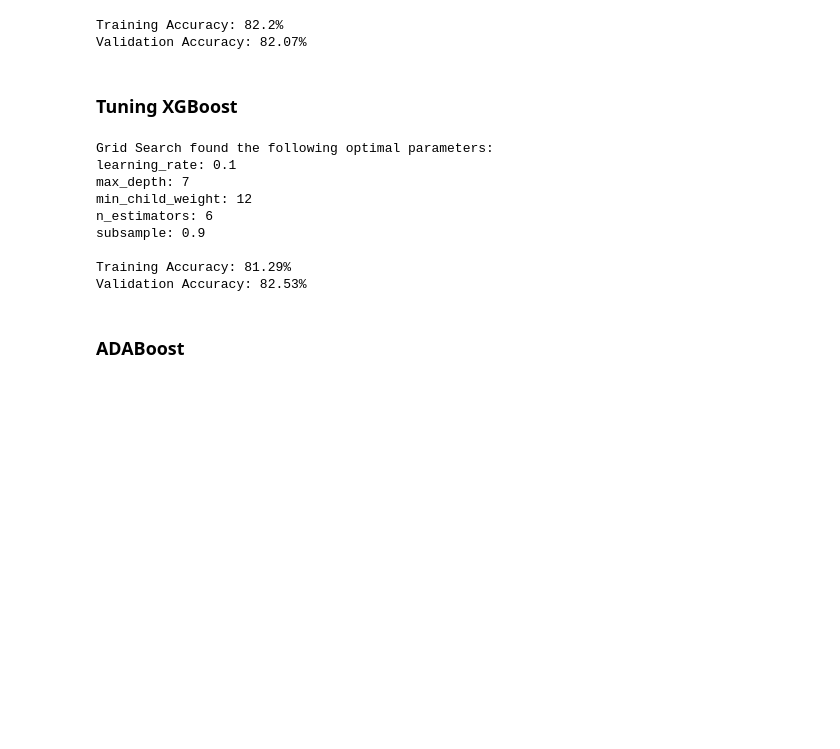
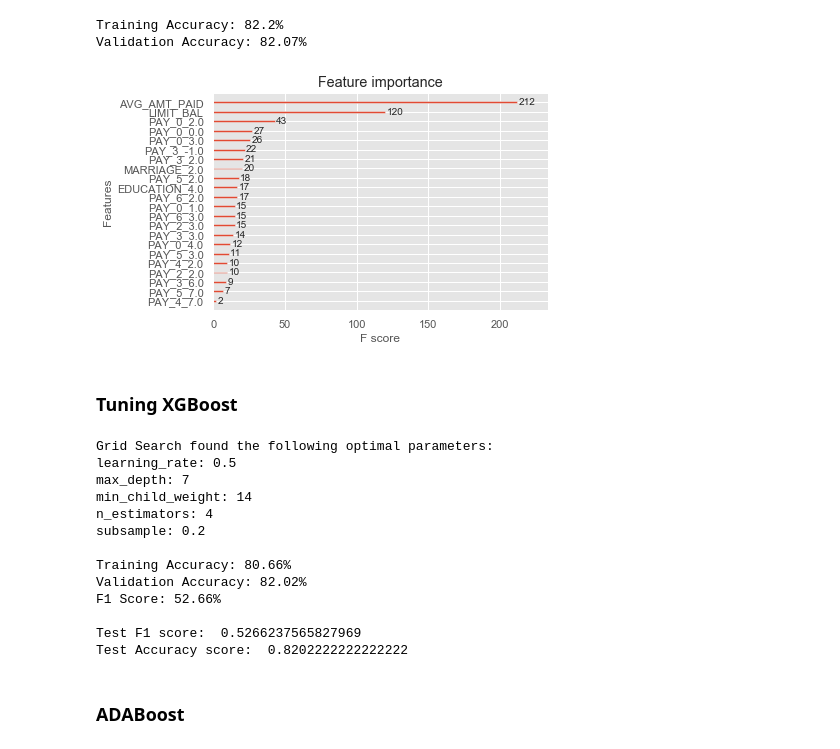
Before and after one commit to JVasquez5/nyc-mhtn-ds-051120-lectures, a Jupyter notebook: Mod_3/bake_off/classification-bakeoff-FINAL.ipynb, the cells around one changed output. Drawn from its saved outputs; the diff is of its cells as text; code cells hidden in the pictures; blank space fills up the shorter version.

```diff
--- a/Mod_3/bake_off/classification-bakeoff-FINAL.ipynb
+++ b/Mod_3/bake_off/classification-bakeoff-FINAL.ipynb
@@ -692,3 +705,9 @@ Validation Accuracy: 82.07%
+# %%
+xgb.plot_importance(clf_xgb)
+plt.rcParams['figure.figsize'] = [5, 5]
+plt.show()
+# %% [output]
+[figure, added]
 # %% [markdown]
 ### Tuning XGBoost
 # %%
@@ -700,7 +719,7 @@ param_grid_xgb = {
     'n_estimators': [4, 6, 8],
 }
 # %%
-grid_clf_xgb = GridSearchCV(clf_xgb, param_grid_xgb, scoring='accuracy', cv=None, n_jobs=-1)
+grid_clf_xgb = GridSearchCV(clf_xgb, param_grid_xgb, scoring='f1', cv=None, n_jobs=-1)
 grid_clf_xgb.fit(features, target)
 
 best_parameters = grid_clf_xgb.best_params_
@@ -713,20 +732,29 @@ training_preds_xgb = grid_clf_xgb.predict(X_train)
 val_preds_xgb = grid_clf_xgb.predict(X_test)
 training_accuracy_xgb = accuracy_score(y_train, training_preds_xgb)
 val_accuracy_xgb = accuracy_score(y_test, val_preds_xgb)
+f1_xgb = metrics.f1_score(y_test, val_preds_xgb)
 
 print("")
 print("Training Accuracy: {:.4}%".format(training_accuracy_xgb * 100))
 print("Validation Accuracy: {:.4}%".format(val_accuracy_xgb * 100))
+print("F1 Score: {:.4}%".format(f1_xgb * 100))
+print("")
+print('Test F1 score: ', f1_xgb)
+print('Test Accuracy score: ', val_accuracy_xgb)
 # %% [output]
 Grid Search found the following optimal parameters:
-learning_rate: 0.1
+learning_rate: 0.5
 max_depth: 7
-min_child_weight: 12
-n_estimators: 6
-subsample: 0.9
+min_child_weight: 14
+n_estimators: 4
+subsample: 0.2
 
-Training Accuracy: 81.29%
-Validation Accuracy: 82.53%
+Training Accuracy: 80.66%
+Validation Accuracy: 82.02%
+F1 Score: 52.66%
+
+Test F1 score:  0.5266237565827969
+Test Accuracy score:  0.8202222222222222
 # %% [markdown]
 ### ADABoost
 # %%
```
Also changed, not shown: parts of 7 cells of this notebook, 1 other file.
